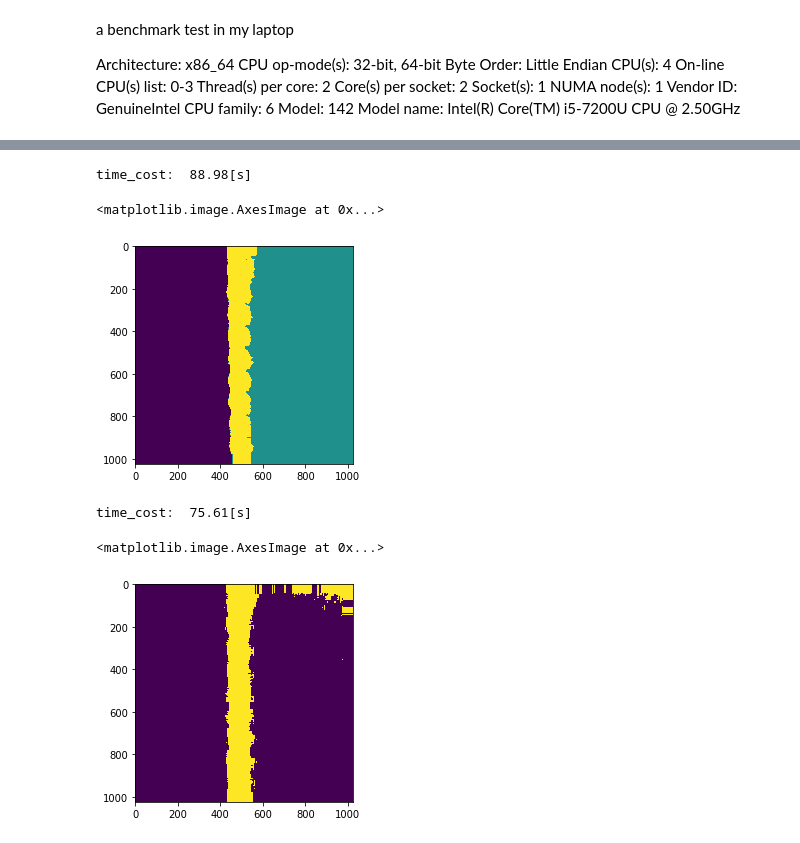
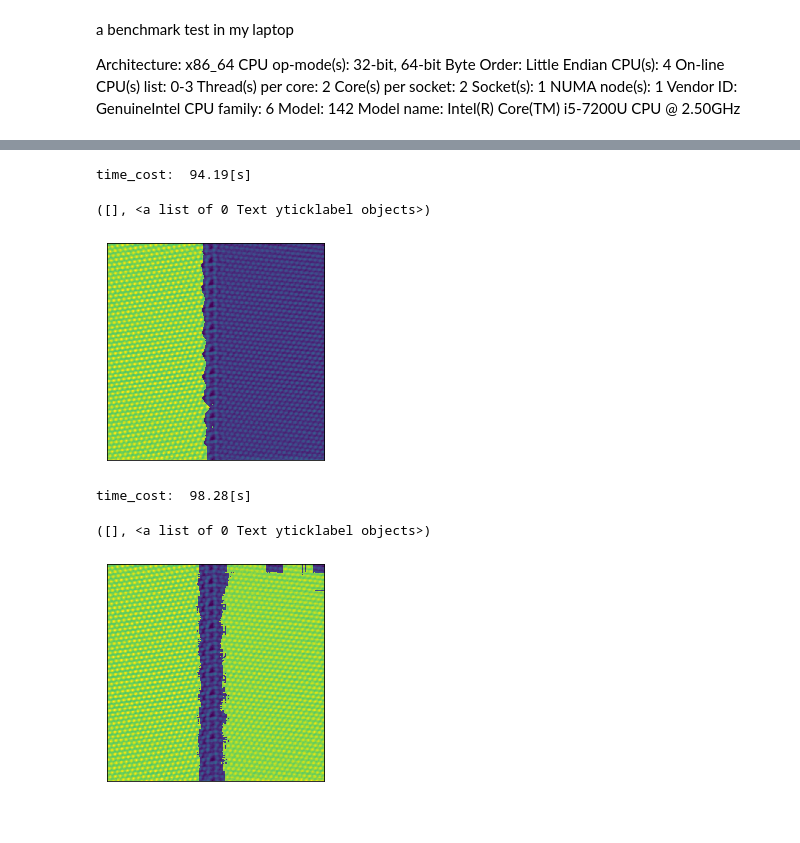
Before and after one commit to NingWang1990/pySTEM, a Jupyter notebook: examples/Cu_grain_boundary.ipynb, the cells around one changed output, grey strips where cells are left out. Cells and saved outputs as stored; diff of their text form; code cells hidden in the pictures.

```diff
--- a/examples/Cu_grain_boundary.ipynb
+++ b/examples/Cu_grain_boundary.ipynb
@@ -67,6 +83,6 @@ plt.imshow(labels)
 # %%
 descriptor_name = 'reflection_symmetry_maximums'
-seg = segmentationSTEM(n_patterns=3,
+seg = segmentationSTEM(n_patterns=2,
                        window_x=20,window_y=20,
                        radius=20,
                        step=step,
@@ -76,12 +92,14 @@ start = time.time()
 labels = seg.perform_clustering(image)
 print ('time_cost: %6.2f[s]' %(time.time()-start,))
 # %% [output]
-time_cost:  88.98[s]
+time_cost:  94.19[s]
 # %%
-plt.imshow(labels)
+plt.imshow(0.5*image + labels)
+plt.xticks([])
+plt.yticks([])
 # %% [output]
-<matplotlib.image.AxesImage at 0x...>
+([], <a list of 0 Text yticklabel objects>)
-[figure, old version]
+[figure, new version]
 # %%
 descriptor_name = 'rotational_symmetry_maximums'
 seg = segmentationSTEM( n_patterns=2,   #       rotational symmetry can only differentiate the grain boundary and the matrix
@@ -89,14 +107,17 @@ seg = segmentationSTEM( n_patterns=2,   #       rotational symmetry can only dif
                        radius=20,
                        step=step,
                        descriptor_name=descriptor_name,
+                       num_max=20,
                        upsampling=True)
 start = time.time()
 labels = seg.perform_clustering(image)
 print ('time_cost: %6.2f[s]' %(time.time()-start,))
 # %% [output]
-time_cost:  75.61[s]
+time_cost:  98.28[s]
 # %%
-plt.imshow(labels)
+plt.imshow(0.5*image + labels)
+plt.xticks([])
+plt.yticks([])
 # %% [output]
-<matplotlib.image.AxesImage at 0x...>
+([], <a list of 0 Text yticklabel objects>)
-[figure, old version]
+[figure, new version]
```
Also changed, not shown: parts of 10 cells of this notebook, 8 other files.
